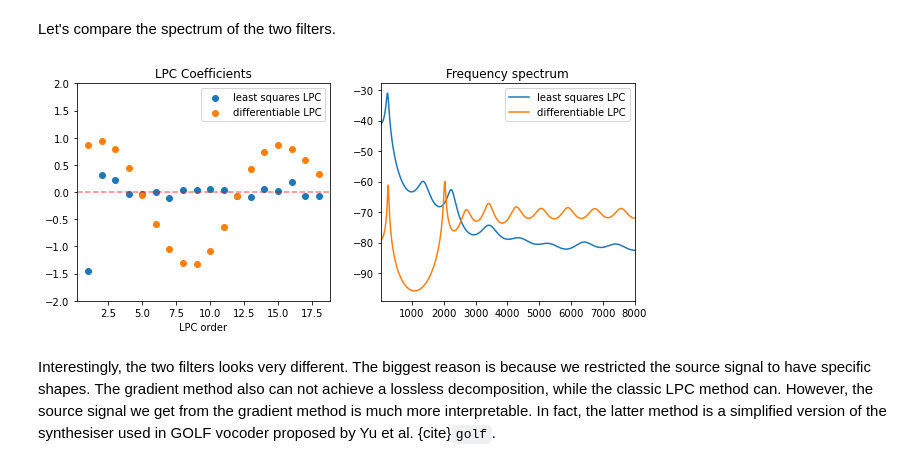
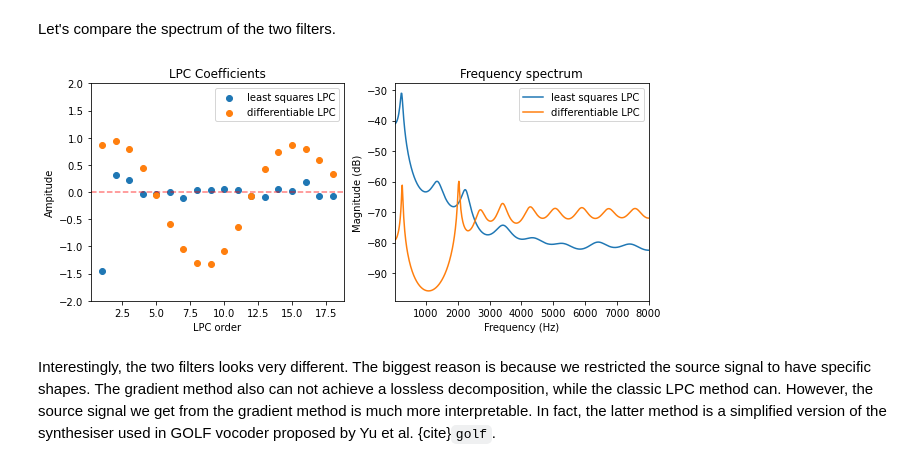
Before and after one commit to intro2ddsp/intro2ddsp.github.io, a Jupyter notebook: filters/sf.ipynb, the cells around one changed output. Drawn from its saved outputs; the diff is of its cells as text; code cells hidden in the pictures.

```diff
--- a/filters/sf.ipynb
+++ b/filters/sf.ipynb
@@ -273,9 +328,9 @@ class SourceFilter(torch.nn.Module):
 
     @property
     def filter_coeffs(self):
-        return self.logits2lpc(torch.cat([self.log_gain.view(1), self.log_area_ratios])).split(
-            [1, self.lpc_order]
-        )
+        return self.logits2lpc(
+            torch.cat([self.log_gain.view(1), self.log_area_ratios])
+        ).split([1, self.lpc_order])
 
     def source(self, steps):
         # select the wavetable using linear interpolation
@@ -287,7 +342,9 @@ class SourceFilter(torch.nn.Module):
 
         # generate the source signal by interpolating the wavetable
         phase = (
-            torch.arange(steps, device=selected_table.device, dtype=selected_table.dtype)
+            torch.arange(
+                steps, device=selected_table.device, dtype=selected_table.dtype
+            )
             / self.sr
             * self.f0
             + self.offset
@@ -321,13 +378,19 @@ class SourceFilter(torch.nn.Module):
         # get filter coefficients
         _, lpc_coeffs = self.filter_coeffs
 
-        e = s + F.conv1d(F.pad(s[None, None, :-1], (self.lpc_order, 0)), lpc_coeffs.flip(0)[None, None, :]).squeeze()
+        e = (
+            s
+            + F.conv1d(
+                F.pad(s[None, None, :-1], (self.lpc_order, 0)),
+                lpc_coeffs.flip(0)[None, None, :],
+            ).squeeze()
+        )
         e = e / self.gain
         return e
 # %% [markdown]
 Proper initialisation of the parameters plays an important role in the optimisation. We're going to use the following initialisation.
 # %%
-model = SourceFilter(lpc_order, sr, init_f0=130.0, init_offset=0., init_log_gain=-1.3)
+model = SourceFilter(lpc_order, sr, init_f0=130.0, init_offset=0.0, init_log_gain=-1.3)
 print(f"Gain: {model.gain.item()}")
 print(f"Rd: {model.Rd.item()}")
 print(f"f0: {model.f0.item()}")
@@ -442,27 +490,45 @@ Let's compare the spectrum of the two filters.
 # %%
 _, lpc_coeffs = model.filter_coeffs
 with torch.no_grad():
-    freq_response_opt = model.gain / torch.fft.rfft(torch.cat([lpc_coeffs.new_ones(1), lpc_coeffs]), n=frame_length) / frame_length
+    freq_response_opt = (
+        model.gain
+        / torch.fft.rfft(
+            torch.cat([lpc_coeffs.new_ones(1), lpc_coeffs]), n=frame_length
+        )
+        / frame_length
+    )
 
 
 fig = plt.figure(figsize=(10, 4))
 plt.subplot(1, 2, 1)
-plt.axhline(y = 0, color = 'r', linestyle = 'dashed', alpha = 0.5)
-plt.scatter(np.arange(lpc_order) + 1,  coeffs.numpy(), label='least squares LPC')
-plt.scatter(np.arange(lpc_order) + 1,  lpc_coeffs.detach().numpy(), label='differentiable LPC')
-plt.xlabel('LPC order')
-plt.title('LPC Coefficients')
+plot_t(
+    "LPC Coefficients",
+    [coeffs.numpy(), lpc_coeffs.detach().numpy()],
+    labels=["least squares LPC", "differentiable LPC"],
+    scatter=True,
+    axhline=True,
+    x_label="LPC order",
+)
 plt.ylim(-2, 2)
-plt.legend()
 plt.subplot(1, 2, 2)
-plt.plot(np.arange(frame_length // 2 + 1) / frame_length * sr, 20 * np.log10(np.abs(freq_response.numpy())), label='least squares LPC')
-plt.plot(np.arange(frame_length // 2 + 1) / frame_length * sr, 20 * np.log10(np.abs(freq_response_opt.numpy())), label='differentiable LPC')
-plt.title('Frequency spectrum')
-plt.xlim(20, 8000)
-plt.legend()
+freqs = np.arange(frame_length // 2 + 1) / frame_length * sr
+plot_f(
+    paired_ys=[
+        (
+            freqs,
+            freq_response.numpy(),
+        ),
+        (
+            freqs,
+            freq_response_opt.numpy(),
+        ),
+    ],
+    paired_ys_labels=["least squares LPC", "differentiable LPC"],
+    sr=sr,
+)
 plt.show()
 # %% [output]
-[figure, old version]
+[figure, new version]
 # %% [markdown]
 Interestingly, the two filters looks very different.
 The biggest reason is because we restricted the source signal to have specific shapes.
```
Also changed, not shown: parts of 18 cells of this notebook.
